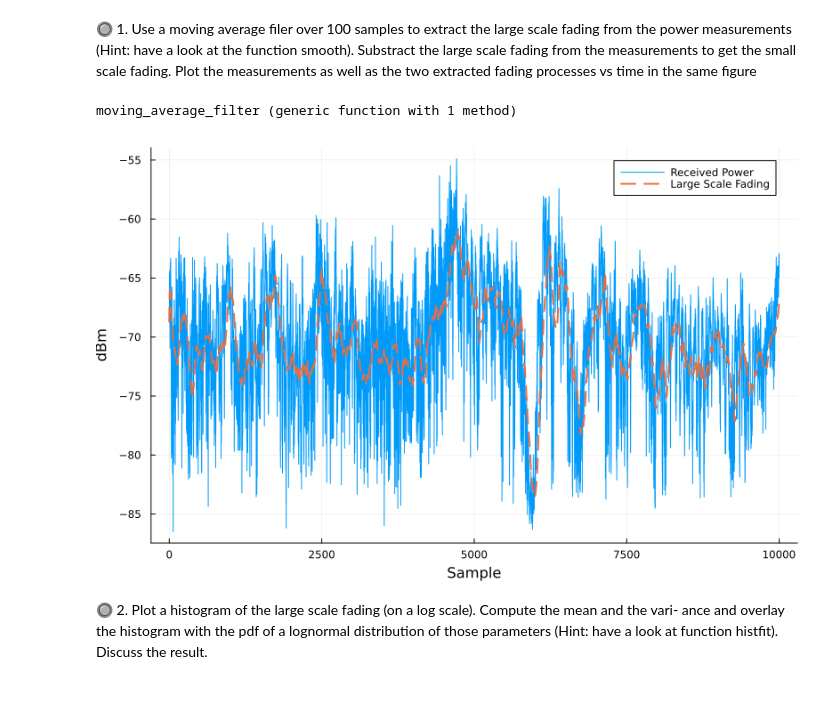
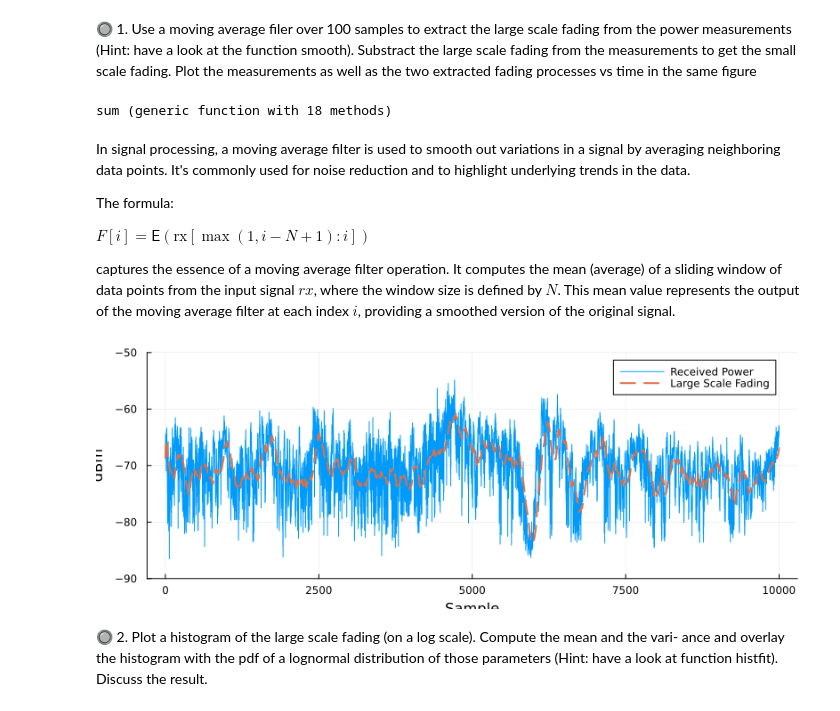
Before and after one commit to setrar/RADIO, a Jupyter notebook: Assignements/2/REPORT.ipynb, the cells around one changed output. Cells and saved outputs as stored; diff of their text form; code cells hidden in the pictures.

```diff
--- a/Assignements/2/REPORT.ipynb
+++ b/Assignements/2/REPORT.ipynb
@@ -17,10 +17,3 @@ include("./data/measurements.jl");
 H₂, rxₚₒᵥᵥₑᵣ = vec(H2), vec(rx_power_dBm);
 # %%
 using Plots, Statistics
-# %%
-# Function to implement moving average filter
-function moving_average_filter(data, window_size)
-    return [mean(data[max(1, i-window_size+1):i]) for i in 1:length(data)]
-end
-# %% [output]
-moving_average_filter (generic function with 1 method)
@@ -31,18 +20,35 @@ x = moving_average_filter(rxₚₒᵥᵥₑᵣ, window_size);
+# %%
+N = 100 # Windows Size
+𝖤 = mean # Expected Value
+# %% [output]
+sum (generic function with 18 methods)
+# %% [markdown]
+In signal processing, a moving average filter is used to smooth out variations in a signal by averaging neighboring data points. It's commonly used for noise reduction and to highlight underlying trends in the data.
+
+The formula:
+
+$ F[i] = \text{𝖤}\left( \text{rx}[ \max(1, i-N+1): i ] \right) $
+
+captures the essence of a moving average filter operation. It computes the mean (average) of a sliding window of data points from the input signal $ rx $, where the window size is defined by $ N $. This mean value represents the output of the moving average filter at each index $ i $, providing a smoothed version of the original signal.
+# %%
+# Moving Average Filter
+𝖥 = [ 𝖤( rxₚₒᵥᵥₑᵣ[ max(1, i-N+1): i ] ) for i in 1:length(rxₚₒᵥᵥₑᵣ) ];
 # %%
 # Plotting
 plot(rxₚₒᵥᵥₑᵣ
     , label="Received Power"
     , xlabel="Sample", ylabel="dBm"
     , linewidth=1
-    , size = (800,500)
+    , size = (800,300)
+    , ylims = (-90, -50)
 )
-plot!(x
+plot!(𝖥
     , label="Large Scale Fading"
     , linewidth=2
     , linestyle=:dash
 )
 # %% [output]
-[figure, old version]
+[figure, new version]
 # %% [markdown]
 &#x1F518; 2. Plot a histogram of the large scale fading (on a log scale). Compute the mean and the vari- ance and overlay the histogram with the pdf of a lognormal
 distribution of those parameters (Hint: have a look at function histfit). Discuss the result.
```
Also changed, not shown: parts of 3 cells of this notebook, 1 other file.
